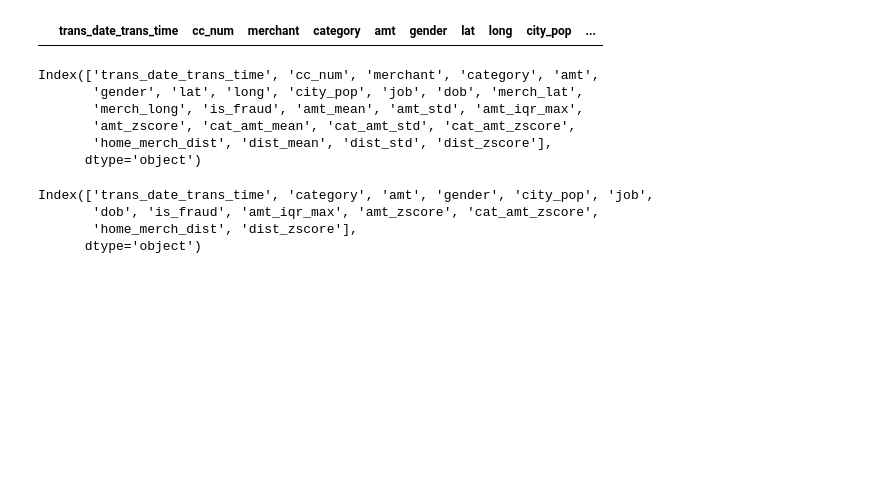
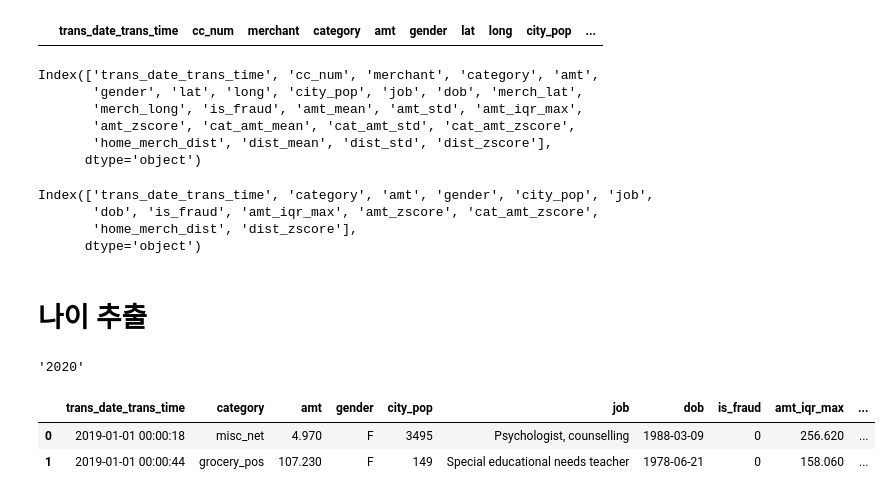
Before and after one commit to haram4th/finech, a Jupyter notebook: 05machine_learning/11지도학습_분류분석_신용카드사기탐지_모델만들기.ipynb, the cells around one changed output. Cells and saved outputs as stored; diff of their text form; code cells hidden in the pictures; blank space fills up the shorter version.

```diff
--- a/05machine_learning/11지도학습_분류분석_신용카드사기탐지_모델만들기.ipynb
+++ b/05machine_learning/11지도학습_분류분석_신용카드사기탐지_모델만들기.ipynb
@@ -528,3 +598,9 @@ Index(['trans_date_trans_time', 'category', 'amt', 'gender', 'city_pop', 'job',
        'dob', 'is_fraud', 'amt_iqr_max', 'amt_zscore', 'cat_amt_zscore',
        'home_merch_dist', 'dist_zscore'],
       dtype='object')
+# %% [markdown]
+# 나이 추출
+# %%
+data['trans_date_trans_time'][-1:][1852393][:4]
+# %% [output]
+'2020'
@@ -530,0 +609,6 @@ Index(['trans_date_trans_time', 'category', 'amt', 'gender', 'city_pop', 'job',
+# %%
+data.head(2)
+# %% [output]
+|  | trans_date_trans_time | category | amt | gender | city_pop | job | dob | is_fraud | amt_iqr_max | ... |
+| 0 | 2019-01-01 00:00:18 | misc_net | 4.970 | F | 3495 | Psychologist, counselling | 1988-03-09 | 0 | 256.620 | ... |
+| 1 | 2019-01-01 00:00:44 | grocery_pos | 107.230 | F | 149 | Special educational needs teacher | 1978-06-21 | 0 | 158.060 | ... |
```
Also changed, not shown: parts of 34 cells of this notebook, 2 other files.
